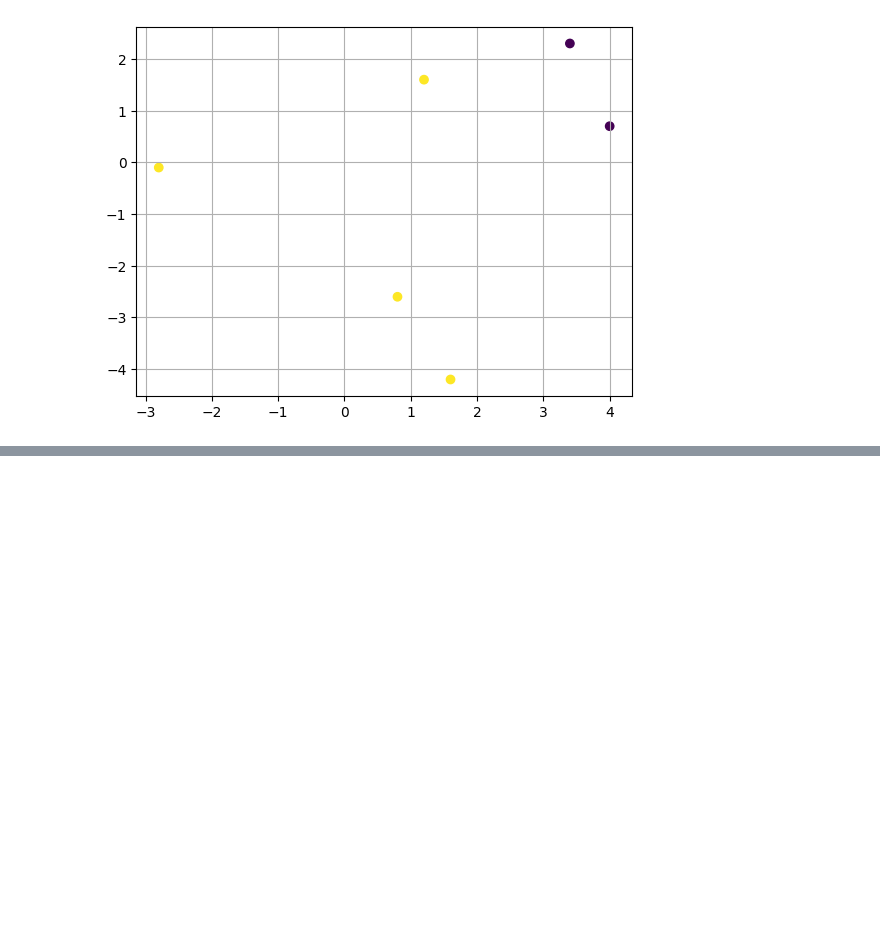
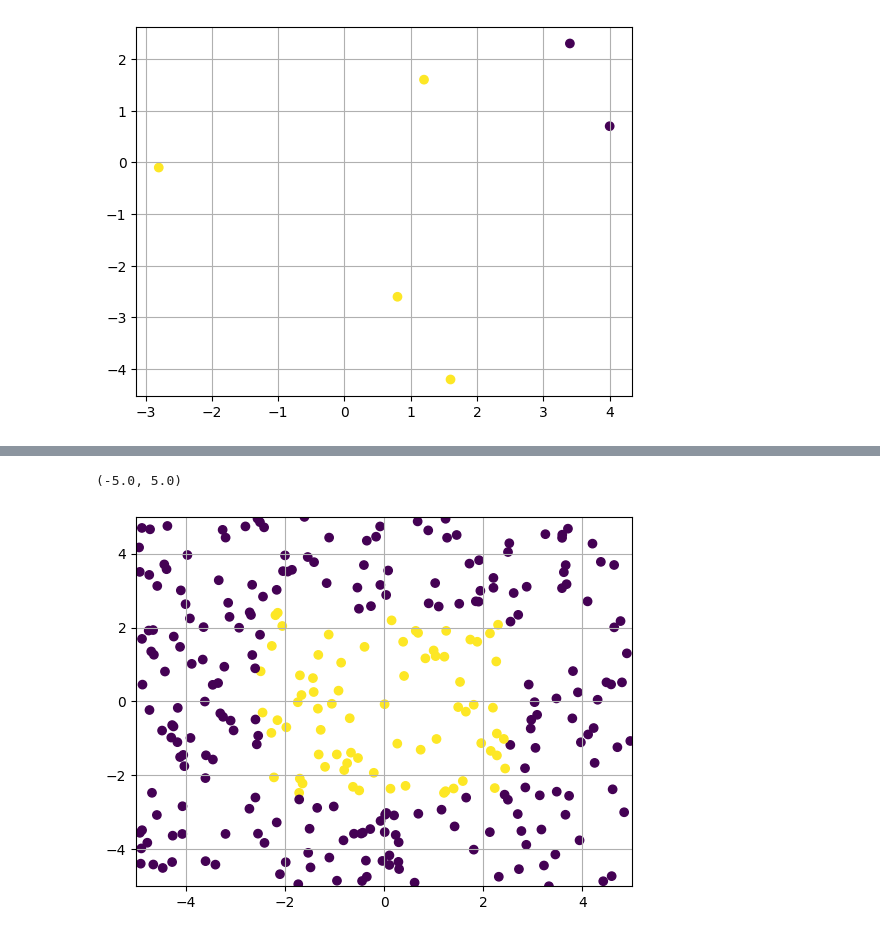
Before and after one commit to gametwix/Neuroinformatics, a Jupyter notebook: Lab1/main.ipynb, the cells around one changed output, grey strips where cells are left out. Cells and saved outputs as stored; diff of their text form; code cells hidden in the pictures; blank space fills up the shorter version.

```diff
--- a/Lab1/main.ipynb
+++ b/Lab1/main.ipynb
@@ -71,0 +132,3 @@ x_train4 = [-1.8]
+# %%
+non_lin_x = np.random.rand(300,2)*10-5
+non_lin_y = np.array([int(-2.5 < x[0] < 2.5 and -2.5 < x[1] < 2.5) for x in non_lin_x])
@@ -71,0 +139,8 @@ x_train4 = [-1.8]
+# %%
+plt.grid()
+plt.scatter([x[0] for x in non_lin_x], [x[1] for x in non_lin_x],c = non_lin_y)
+plt.ylim(-5,5)
+plt.xlim(-5,5)
+# %% [output]
+(-5.0, 5.0)
+[figure, added]
```
Also changed, not shown: parts of 18 cells of this notebook, 1 other file.
